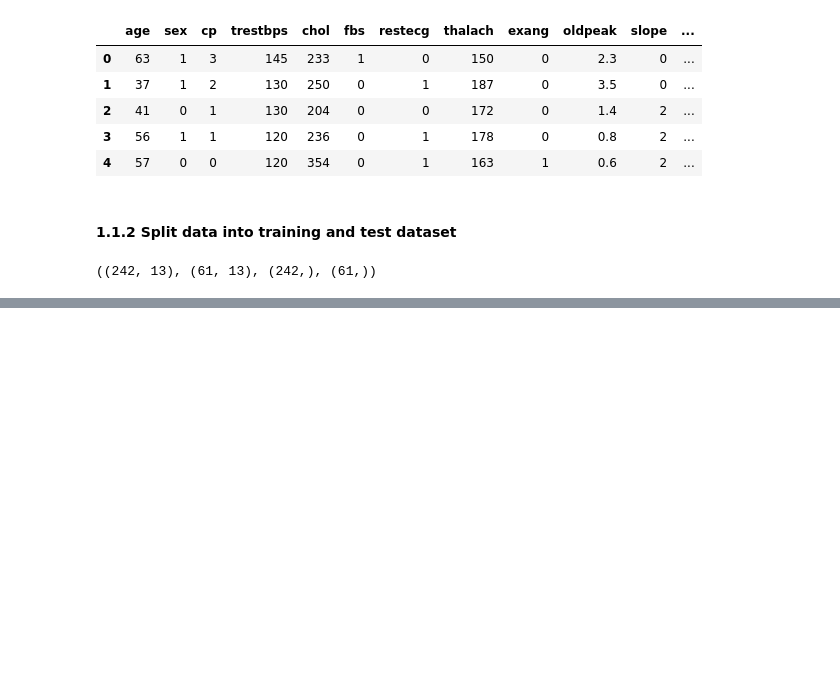
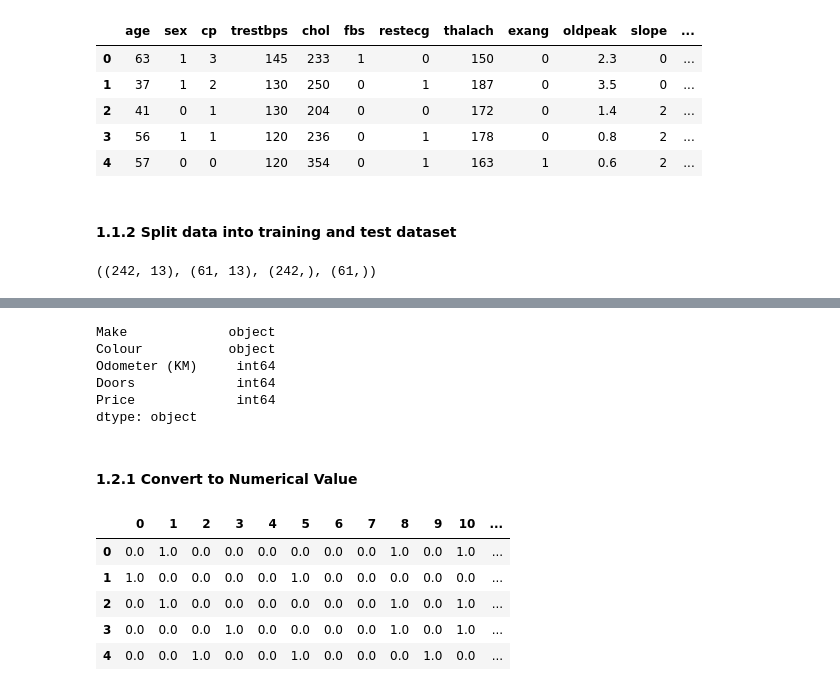
Before and after one commit to Naimul-Islam-Siam/Practice, a Jupyter notebook: ML/Scikit-learn/scikit_learn_cheatsheet.ipynb, the cells around one changed output, grey strips where cells are left out. Drawn from its saved outputs; the diff is of its cells as text; code cells hidden in the pictures; blank space fills up the shorter version.

Commit message:
Everything must be numerical: Convert Non-numerical features to Numeric

```diff
--- a/ML/Scikit-learn/scikit_learn_cheatsheet.ipynb
+++ b/ML/Scikit-learn/scikit_learn_cheatsheet.ipynb
@@ -200,0 +203,3 @@ X_train.shape, X_test.shape, y_train.shape, y_test.shape
+# %%
+car_sales = pd.read_csv("https://raw.githubusercontent.com/mrdbourke/zero-to-mastery-ml/master/data/car-sales-extended.csv")
+car_sales.head()
@@ -200,0 +213,36 @@ X_train.shape, X_test.shape, y_train.shape, y_test.shape
+# %%
+car_sales.dtypes
+# %% [output]
+Make             object
+Colour           object
+Odometer (KM)     int64
+Doors             int64
+Price             int64
+dtype: object
+# %%
+# Split into labels (car_sales data)
+X = car_sales.drop("Price", axis=1)
+y = car_sales["Price"]
+# %% [markdown]
+#### 1.2.1 Convert to Numerical Value
+# %%
+from sklearn.preprocessing import OneHotEncoder
+from sklearn.compose import ColumnTransformer
+
+categorical_features = ["Make", "Colour", "Doors"] # these should be converted to numerical value from non-numerical
+# Doors is used despite its an integer because, 4: 865, 3: 65, 5: 300 etc. [number of doors: number of instances of that number of door]
+
+one_hot = OneHotEncoder() # One Hot Encoding
+
+transformer = ColumnTransformer([("one_hot", one_hot, categorical_features)], remainder="passthrough")
+
+transformed_X = transformer.fit_transform(X)
+# %%
+pd.DataFrame(transformed_X).head()
+# %% [output]
+|  | 0 | 1 | 2 | 3 | 4 | 5 | 6 | 7 | 8 | 9 | 10 | ... |
+| 0 | 0.0 | 1.0 | 0.0 | 0.0 | 0.0 | 0.0 | 0.0 | 0.0 | 1.0 | 0.0 | 1.0 | ... |
+| 1 | 1.0 | 0.0 | 0.0 | 0.0 | 0.0 | 1.0 | 0.0 | 0.0 | 0.0 | 0.0 | 0.0 | ... |
+| 2 | 0.0 | 1.0 | 0.0 | 0.0 | 0.0 | 0.0 | 0.0 | 0.0 | 1.0 | 0.0 | 1.0 | ... |
+| 3 | 0.0 | 0.0 | 0.0 | 1.0 | 0.0 | 0.0 | 0.0 | 0.0 | 1.0 | 0.0 | 1.0 | ... |
+| 4 | 0.0 | 0.0 | 1.0 | 0.0 | 0.0 | 1.0 | 0.0 | 0.0 | 0.0 | 1.0 | 0.0 | ... |
```
Also changed, not shown: parts of 6 cells of this notebook.
